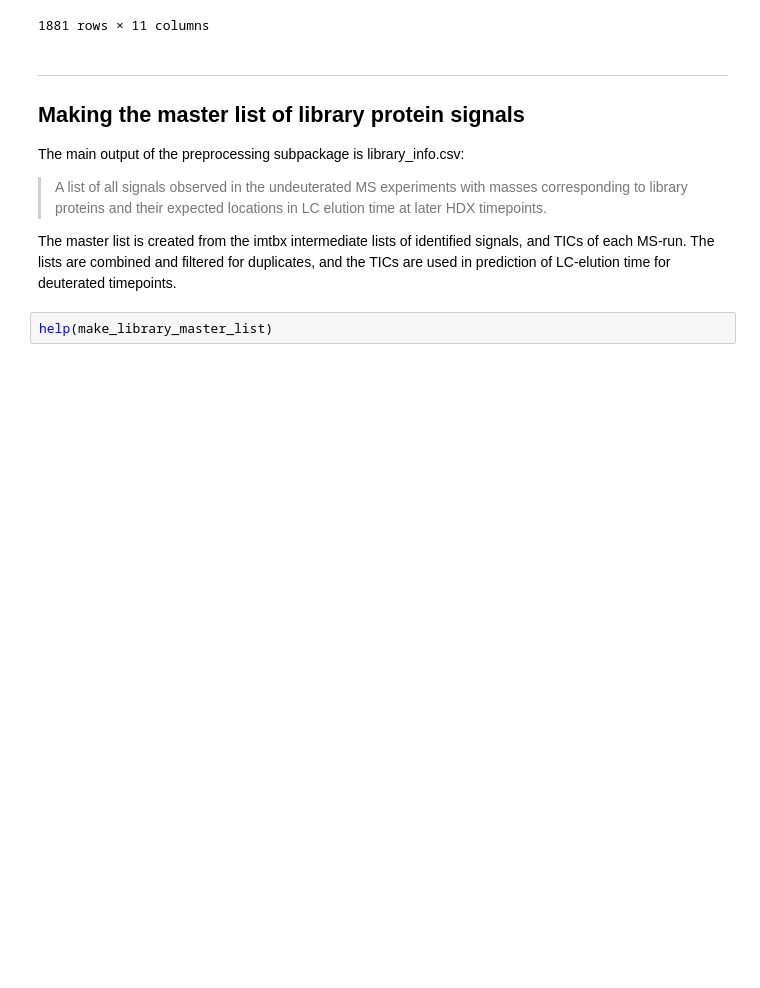
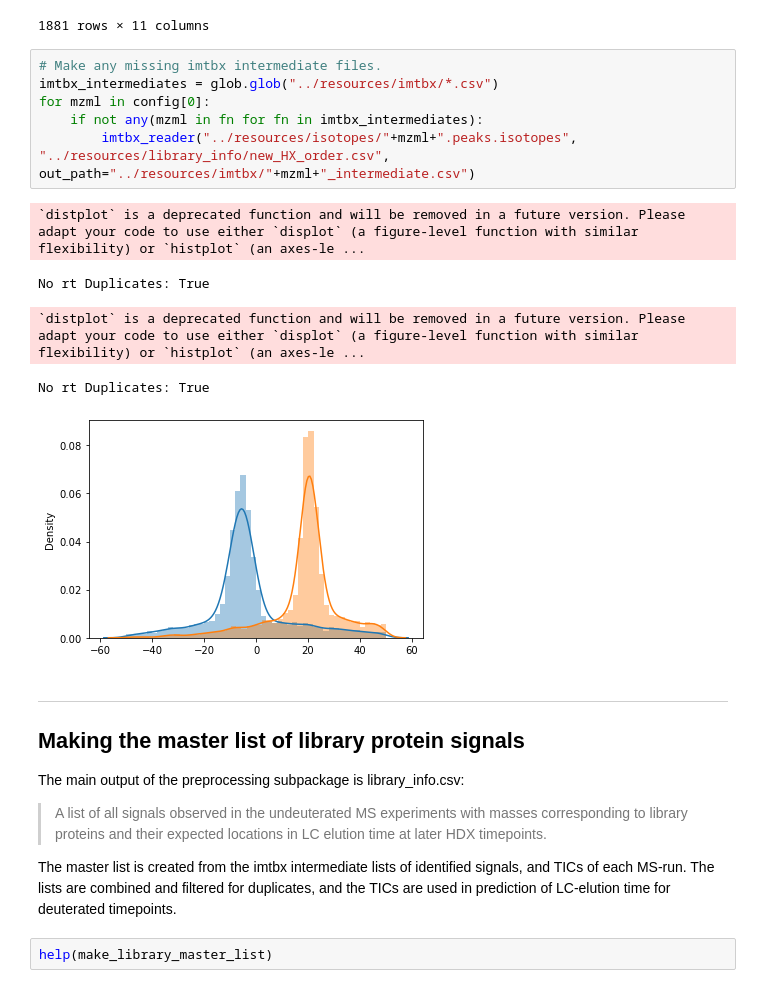
Before and after one commit to Rocklin-Lab/mhdx_pipeline, a Jupyter notebook: notebooks/1_preprocessing.ipynb, the cells around one changed output. Cells and saved outputs as stored; diff of their text form; blank space fills up the shorter version.

Commit message:
Initial clean merge commit, missing 3 jobscripts

```diff
--- a/notebooks/1_preprocessing.ipynb
+++ b/notebooks/1_preprocessing.ipynb
@@ -137,6 +142,18 @@ imtbx_intermediate_UN
 | 1879 | HEEH_rd4_0528.pdb | 19.364049 | 182.543280 | 276702.2 | 4958.772975 | 4.0 | 1240.700514 | 1240.702833 | 1.9 | 1.869200 | ... |
 | 1880 | HHH_rd4_0269.pdb | 19.004371 | 124.147824 | 64920.9 | 6123.235948 | 5.0 | 1225.654460 | 1225.655825 | 1.1 | 1.113857 | ... |
 1881 rows × 11 columns
+# %%
+# Make any missing imtbx intermediate files.
+imtbx_intermediates = glob.glob("../resources/imtbx/*.csv")
+for mzml in config[0]:
+    if not any(mzml in fn for fn in imtbx_intermediates):
+        imtbx_reader("../resources/isotopes/"+mzml+".peaks.isotopes", "../resources/library_info/new_HX_order.csv", out_path="../resources/imtbx/"+mzml+"_intermediate.csv")
+# %% [output]
+`distplot` is a deprecated function and will be removed in a future version. Please adapt your code to use either `displot` (a figure-level function with similar flexibility) or `histplot` (an axes-le ...
+No rt Duplicates: True
+`distplot` is a deprecated function and will be removed in a future version. Please adapt your code to use either `displot` (a figure-level function with similar flexibility) or `histplot` (an axes-le ...
+No rt Duplicates: True
+[figure, added]
 # %% [markdown]
 ***
 ## Making the master list of library protein signals
```
Also changed, not shown: parts of 4 cells of this notebook, 19 other files.
